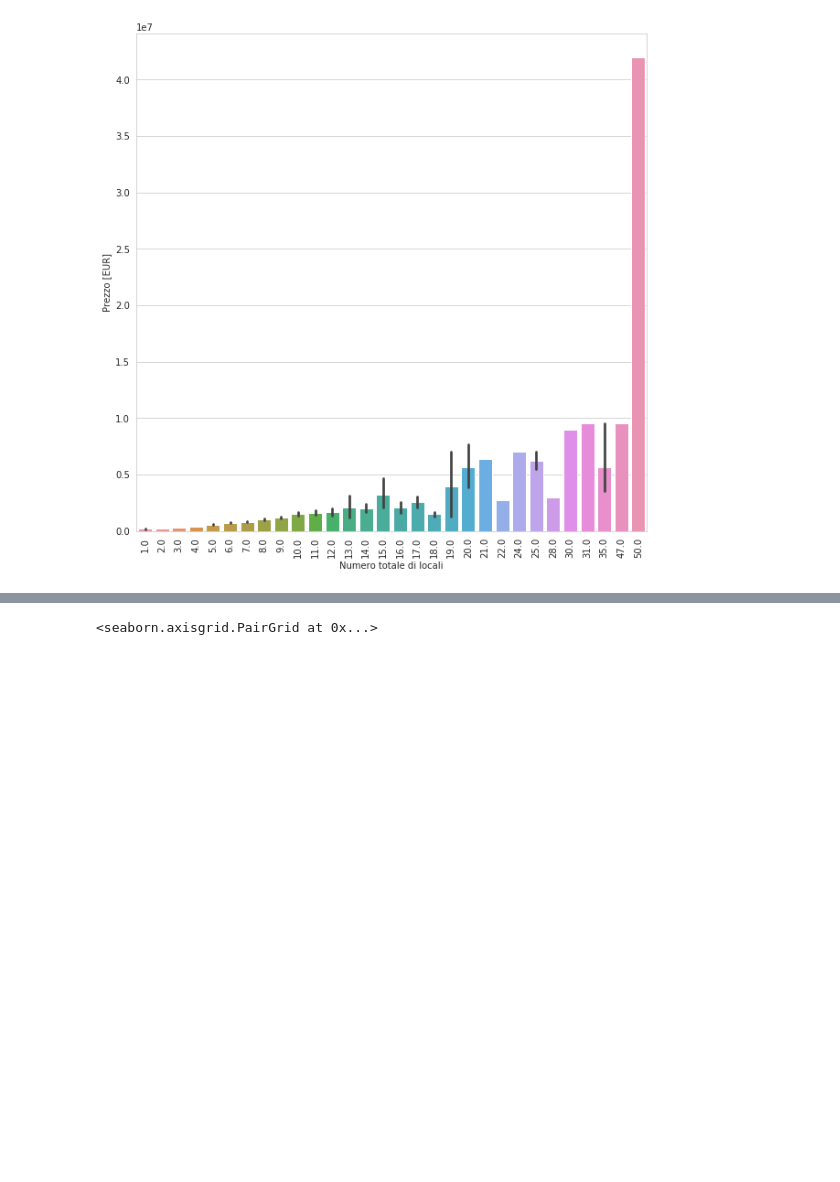
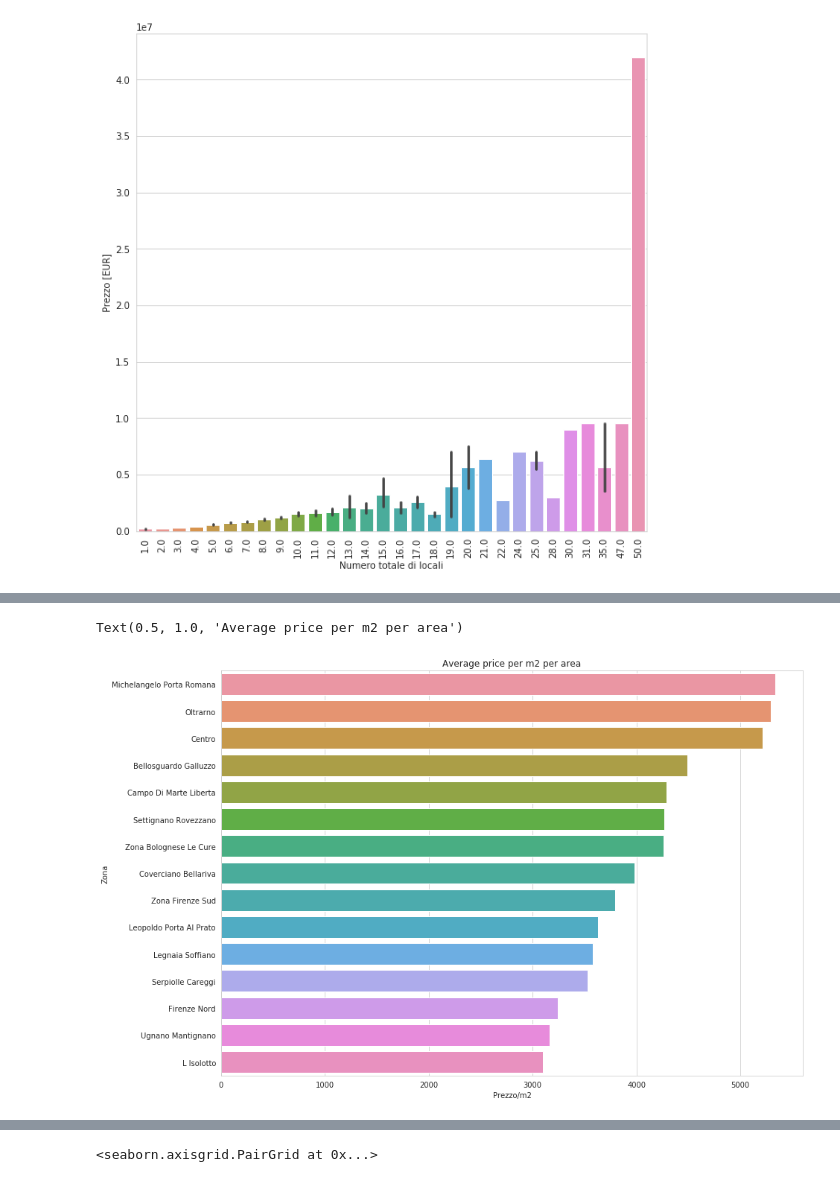
Before and after one commit to LazyEval/housing-prices-firenze, a Jupyter notebook: notebooks/1.0-LazyEval-data-cleaning.ipynb, the cells around one changed output, grey strips where cells are left out. Drawn from its saved outputs; the diff is of its cells as text; code cells hidden in the pictures; blank space fills up the shorter version.

```diff
--- a/notebooks/1.0-LazyEval-data-cleaning.ipynb
+++ b/notebooks/1.0-LazyEval-data-cleaning.ipynb
@@ -613,3 +750,15 @@ sns.barplot(x='Prezzo [EUR]', y='Zona', data=df_final, ci=None)
+# %%
+gb_ordered = (df_final.loc[df_final['Zona']!='Non Specificato', :]
+              .groupby(['Zona'])
+              .agg({'Prezzo/m2': 'mean'})
+              .sort_values('Prezzo/m2', ascending=False))
+
+fig = plt.figure(figsize=(14, 10))
+sns.barplot(gb_ordered['Prezzo/m2'], y=gb_ordered.index, ci=None)
+plt.title('Average price per m2 per area')
+# %% [output]
+Text(0.5, 1.0, 'Average price per m2 per area')
+[figure, added]
 # %%
 df['Zona'].value_counts()
 # %% [output]
```
Also changed, not shown: parts of 30 cells of this notebook.
